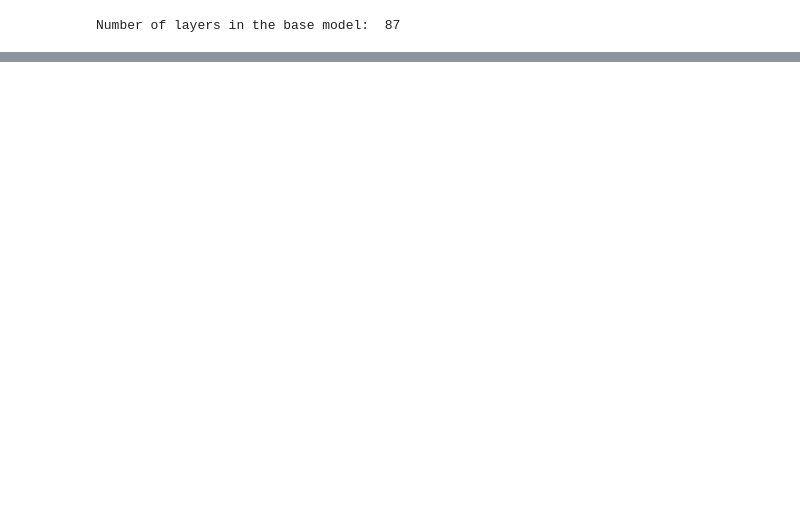
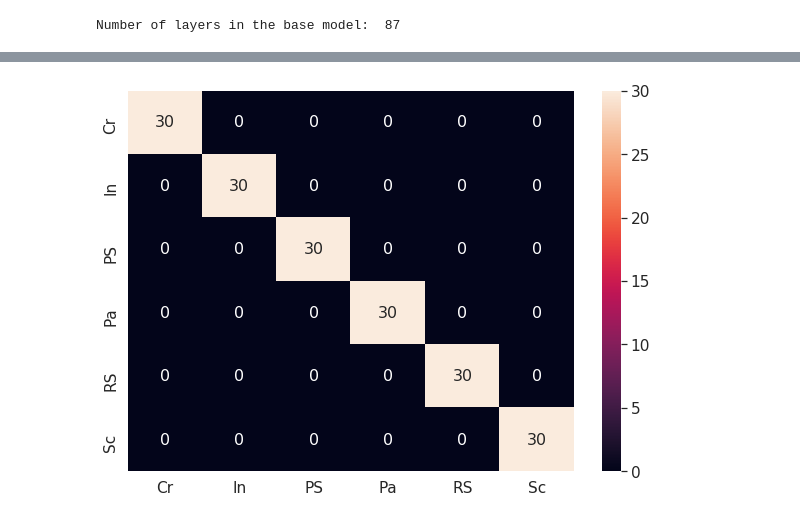
Before and after one commit to mahesh-sudhakar/NEU_XAI, a Jupyter notebook: xai_tl.ipynb, the cells around one changed output, grey strips where cells are left out. Cells and saved outputs as stored; diff of their text form; code cells hidden in the pictures; blank space fills up the shorter version.

Commit message:
confusion matrix

```diff
--- a/xai_tl.ipynb
+++ b/xai_tl.ipynb
@@ -281,0 +274,6 @@ Sratches
+# %%
+test_generator = test_datagen.flow_from_directory('/content/drive/My Drive/NEU surface defect database - test split/Test',
+                                                  target_size=(200,200),
+                                                  batch_size=16,
+                                                  class_mode='categorical',
+                                                  shuffle = False)
@@ -281,0 +282,4 @@ Sratches
+# %%
+predIndxs = model.predict_generator(test_generator,steps = (test_generator.n//test_generator.batch_size)+1 )
+# %%
+predIndxs = np.argmax(predIndxs, axis=1)
@@ -281,0 +301,6 @@ Sratches
+# %%
+cm = confusion_matrix(test_generator.classes,predIndxs)
+total = sum(sum(cm))
+acc = (cm[0, 0] + cm[1, 1] + cm[2, 2] + cm[3, 3] + cm[4, 4] + cm[5, 5]) / total
+#sensitivity = cm[0, 0] / (cm[0, 0] + cm[0, 1]) sensitivity of each class
+#specificity = cm[1, 1] / (cm[1, 0] + cm[1, 1])
@@ -281,0 +320,11 @@ Sratches
+# %%
+import seaborn as sn
+import pandas as pd
+
+plt_cm = pd.DataFrame(cm, index=test_generator.class_indices.keys(), columns=test_generator.class_indices.keys())
+plt.figure(figsize = (10,7))
+sn.set(font_scale=1.4)
+sn.heatmap(plt_cm, annot=True,annot_kws={"size": 16})
+plt.savefig('/content/drive/My Drive/xai_model/MN_CM_24.jpg')
+# %% [output]
+[figure, added]
```
Also changed, not shown: parts of 23 cells of this notebook.
